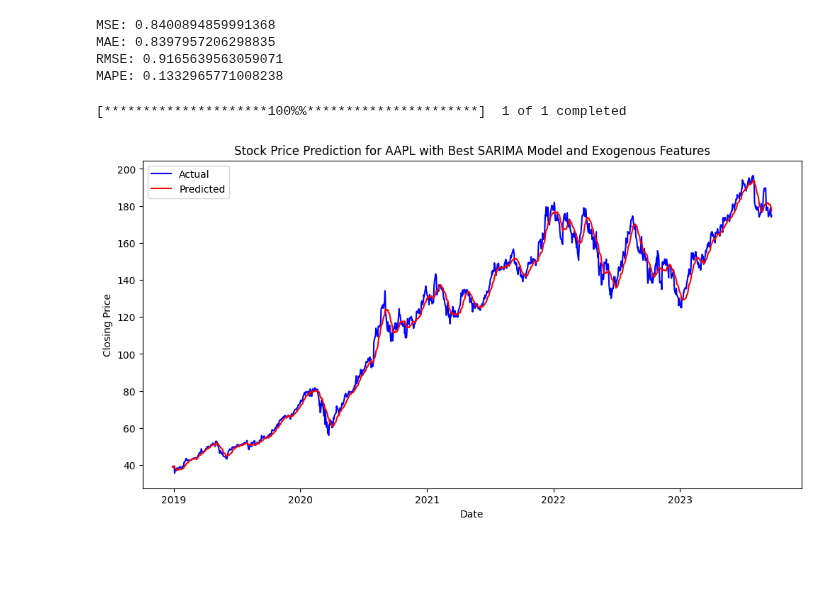
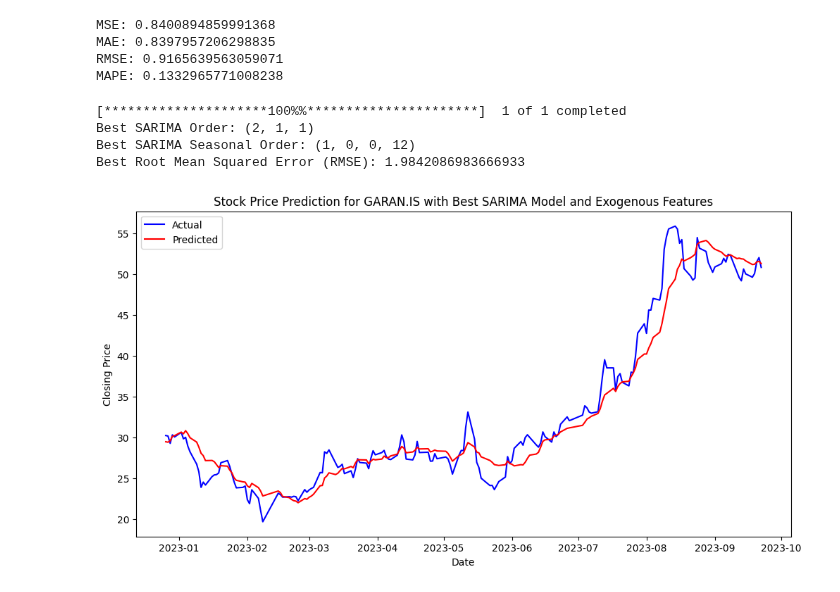
Before and after one commit to erendagasan/Eren-Dagasan-Personal, a Jupyter notebook: ARIMA-14.09.2023.ipynb, the cells around one changed output. Drawn from its saved outputs; the diff is of its cells as text; code cells hidden in the pictures; blank space fills up the shorter version.

```diff
--- a/ARIMA-14.09.2023.ipynb
+++ b/ARIMA-14.09.2023.ipynb
@@ -309,8 +309,8 @@ from sklearn.model_selection import train_test_split, ParameterGrid
 from ta import momentum, trend
 import yfinance as yf
 
-stock_symbol = 'AAPL'
-start_date = '2000-01-01'
+stock_symbol = 'GARAN.IS'
+start_date = '2020-01-01'
 end_date = '2023-12-31'
 
 data = yf.download(stock_symbol, start=start_date, end=end_date)
@@ -322,74 +322,67 @@ data.dropna(inplace=True)
 
 train_size = int(0.8 * len(data))
 train_data, test_data = data.iloc[:train_size], data.iloc[train_size:]
 
-# p_values = [0, 1, 2]
-# d_values = [0, 1]
-# q_values = [0, 1, 2]
-# P_values = [0, 1, 2]
-# D_values = [0, 1]
-# Q_values = [0, 1, 2]
-# s_values = [12]
+p_values = [0, 1, 2]
+d_values = [0, 1]
+q_values = [0, 1, 2]
+P_values = [0, 1, 2]
+D_values = [0, 1]
+Q_values = [0, 1, 2]
+s_values = [12]
 
-# best_rmse = float('inf')
-# best_order = None
-# best_seasonal_order = None
+best_rmse = float('inf')
+best_order = None
+best_seasonal_order = None
 
-# for param in ParameterGrid({'p': p_values, 'd': d_values, 'q': q_values,
-#                             'P': P_values, 'D': D_values, 'Q': Q_values, 's': s_values}):
-#     try:
-#         order = (param['p'], param['d'], param['q'])
-#         seasonal_order = (param['P'], param['D'], param['Q'], param['s'])
+for param in ParameterGrid({'p': p_values, 'd': d_values, 'q': q_values,
+                            'P': P_values, 'D': D_values, 'Q': Q_values, 's': s_values}):
+    try:
+        order = (param['p'], param['d'], param['q'])
+        seasonal_order = (param['P'], param['D'], param['Q'], param['s'])
 
-#         # Fit the SARIMA model
-#         model = SARIMAX(train_data['Close'], exog=train_data[['RSI', 'SMA']], order=order, seasonal_order=seasonal_order)
-#         model_fit = model.fit(disp=0)
+        model = SARIMAX(train_data['Close'], exog=train_data[['RSI', 'SMA']], order=order, seasonal_order=seasonal_order)
+        model_fit = model.fit(disp=0)
 
-#         # Make predictions on the test set
-#         exog_test = test_data[['RSI', 'SMA']]
-#         predictions = model_fit.forecast(steps=len(test_data), exog=exog_test)
+        exog_test = test_data[['RSI', 'SMA']]
+        predictions = model_fit.forecast(steps=len(test_data), exog=exog_test)
 
-#         # Evaluate the model
-#         mse = mean_squared_error(test_data['Close'], predictions)
-#         rmse = np.sqrt(mse)
+        mse = mean_squared_error(test_data['Close'], predictions)
+        rmse = np.sqrt(mse)
 
-#         # Update the best parameters if this combination is better
-#         if rmse < best_rmse:
-#             best_rmse = rmse
-#             best_order = order
-#             best_seasonal_order = seasonal_order
+        if rmse < best_rmse:
+            best_rmse = rmse
+            best_order = order
+            best_seasonal_order = seasonal_order
 
-#     except Exception as e:
-#         continue
+    except Exception as e:
+        continue
 
-# print(f"Best SARIMA Order: {best_order}")
-# print(f"Best SARIMA Seasonal Order: {best_seasonal_order}")
-# print(f"Best Root Mean Squared Error (RMSE): {best_rmse}")
+print(f"Best SARIMA Order: {best_order}")
+print(f"Best SARIMA Seasonal Order: {best_seasonal_order}")
+print(f"Best Root Mean Squared Error (RMSE): {best_rmse}")
 
 # Best SARIMA Order: (0, 0, 2)
 # Best SARIMA Seasonal Order: (2, 1, 1, 12)
 
 best_model = SARIMAX(train_data['Close'], exog=train_data[['RSI', 'SMA']], order=(0,0,2), seasonal_order=(2,1,1,12))
 best_model_fit = best_model.fit(disp=0)
 best_predictions = best_model_fit.forecast(steps=len(test_data), exog=test_data[['RSI', 'SMA']])
-
-# forecast_period = 7
-# exog_forecast = data[['RSI', 'SMA']].tail(forecast_period)  # Use the last values of exogenous features
-# forecast = best_model_fit.forecast(steps=forecast_period, exog=exog_forecast)
-# print("Next 7 Days' Closing Price Forecast:")
-# print(forecast)
 
 plt.figure(figsize=(12, 6))
 plt.plot(test_data.index, test_data['Close'], label='Actual', color='blue')
 plt.plot(test_data.index, best_predictions, label='Predicted', color='red')
 plt.title(f'Stock Price Prediction for {stock_symbol} with Best SARIMA Model and Exogenous Features')
 plt.xlabel('Date')
 plt.ylabel('Closing Price')
 plt.legend()
 plt.show()
 # %% [output]
 [*********************100%%**********************]  1 of 1 completed
+Best SARIMA Order: (2, 1, 1)
+Best SARIMA Seasonal Order: (1, 0, 0, 12)
+Best Root Mean Squared Error (RMSE): 1.9842086983666933
-[figure, old version]
+[figure, new version]
 # %%
 from datetime import datetime, timedelta
 
```
Also changed, not shown: parts of 1 cell of this notebook.
